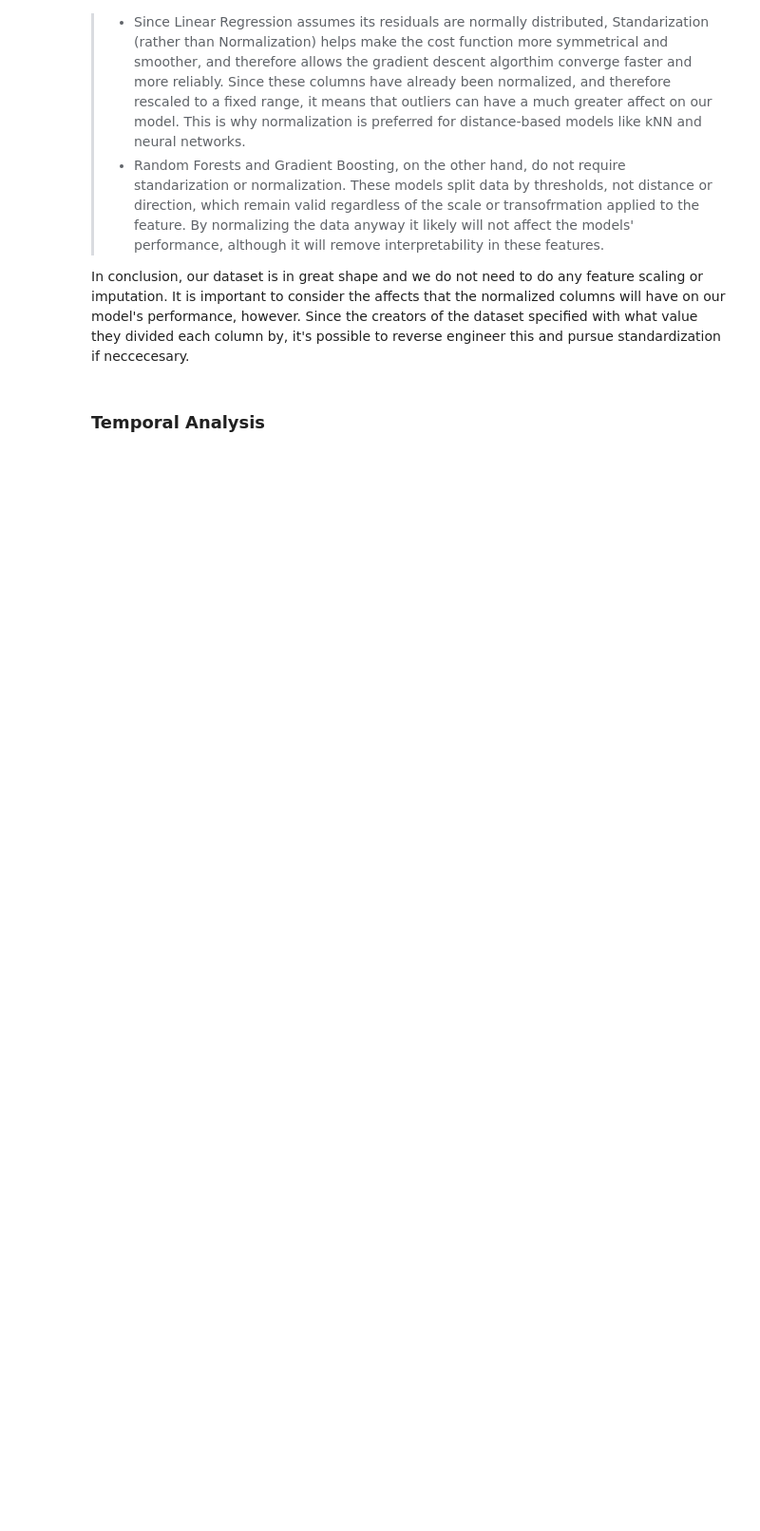
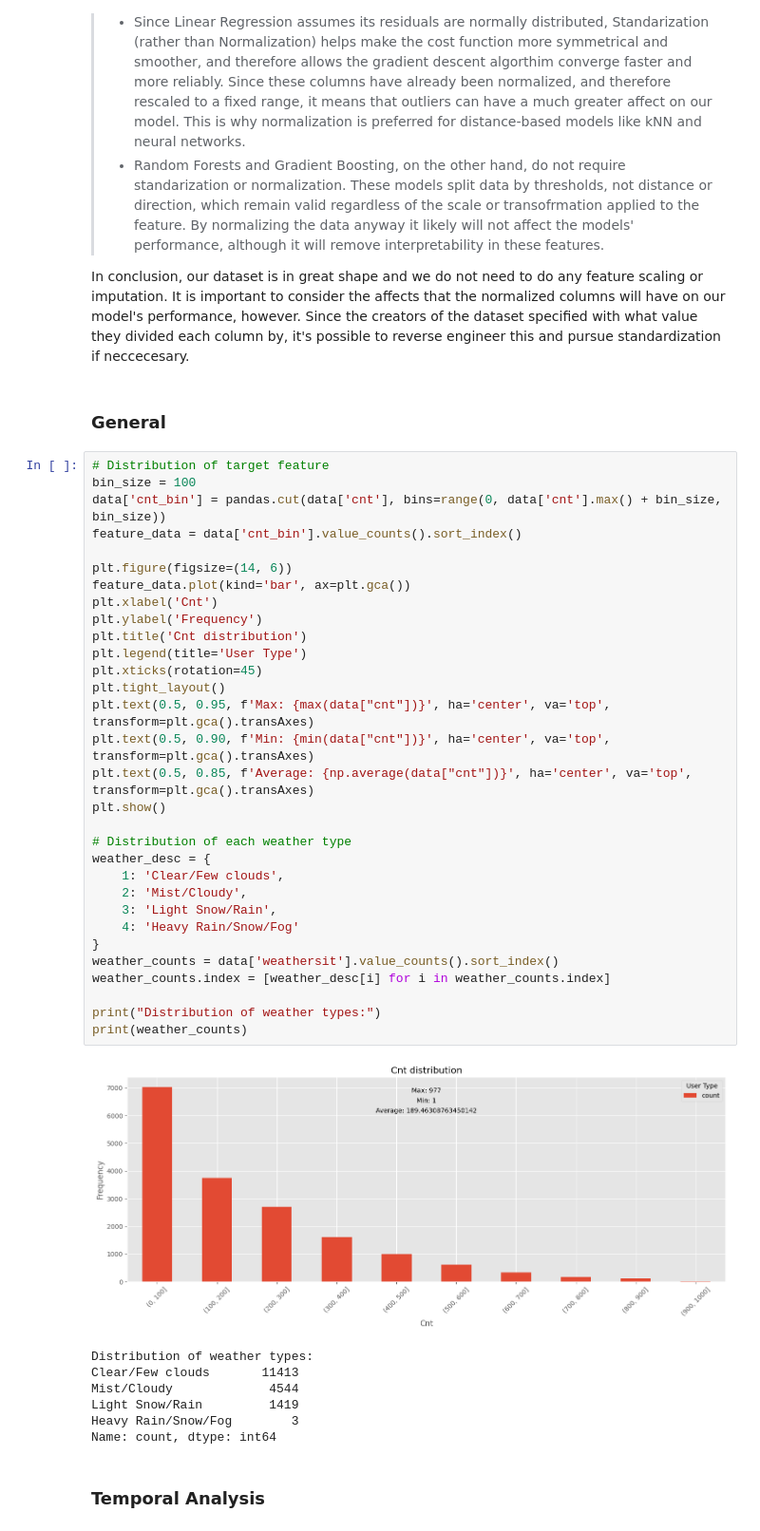
Before and after one commit to boris-gans/ML-fundamentals-2025, a Jupyter notebook: assignment_2/assignment_2_boris_gans.ipynb, the cells around one changed output. Shown at 95% size. Saved outputs shown, nothing was run; the diff lists cells and outputs as text; blank space fills up the shorter version.

```diff
--- a/assignment_2/assignment_2_boris_gans.ipynb
+++ b/assignment_2/assignment_2_boris_gans.ipynb
@@ -128,6 +147,47 @@ The creators of this dataset pursued normalization, rather than standarization,
 >- Random Forests and Gradient Boosting, on the other hand, do not require standarization or normalization. These models split data by thresholds, not distance or direction, which remain valid regardless of the scale or transofrmation applied to the feature. By normalizing the data anyway it likely will not affect the models' performance, although it will remove interpretability in these features.
 
 In conclusion, our dataset is in great shape and we do not need to do any feature scaling or imputation. It is important to consider the affects that the normalized columns will have on our model's performance, however. Since the creators of the dataset specified with what value they divided each column by, it's possible to reverse engineer this and pursue standardization if neccecesary.
+# %% [markdown]
+### General
+# %%
+# Distribution of target feature
+bin_size = 100
+data['cnt_bin'] = pandas.cut(data['cnt'], bins=range(0, data['cnt'].max() + bin_size, bin_size))
+feature_data = data['cnt_bin'].value_counts().sort_index()
+
+plt.figure(figsize=(14, 6))
+feature_data.plot(kind='bar', ax=plt.gca())
+plt.xlabel('Cnt')
+plt.ylabel('Frequency')
+plt.title('Cnt distribution')
+plt.legend(title='User Type')
+plt.xticks(rotation=45)
+plt.tight_layout()
+plt.text(0.5, 0.95, f'Max: {max(data["cnt"])}', ha='center', va='top', transform=plt.gca().transAxes)
+plt.text(0.5, 0.90, f'Min: {min(data["cnt"])}', ha='center', va='top', transform=plt.gca().transAxes)
+plt.text(0.5, 0.85, f'Average: {np.average(data["cnt"])}', ha='center', va='top', transform=plt.gca().transAxes)
+plt.show()
+
+# Distribution of each weather type
+weather_desc = {
+    1: 'Clear/Few clouds',
+    2: 'Mist/Cloudy',
+    3: 'Light Snow/Rain',
+    4: 'Heavy Rain/Snow/Fog'
+}
+weather_counts = data['weathersit'].value_counts().sort_index()
+weather_counts.index = [weather_desc[i] for i in weather_counts.index]
+
+print("Distribution of weather types:")
+print(weather_counts)
+# %% [output]
+[figure, added]
+Distribution of weather types:
+Clear/Few clouds       11413
+Mist/Cloudy             4544
+Light Snow/Rain         1419
+Heavy Rain/Snow/Fog        3
+Name: count, dtype: int64
 # %% [markdown]
 ### Temporal Analysis
 # %%
```
Also changed, not shown: parts of 15 cells of this notebook, 2 other files.
